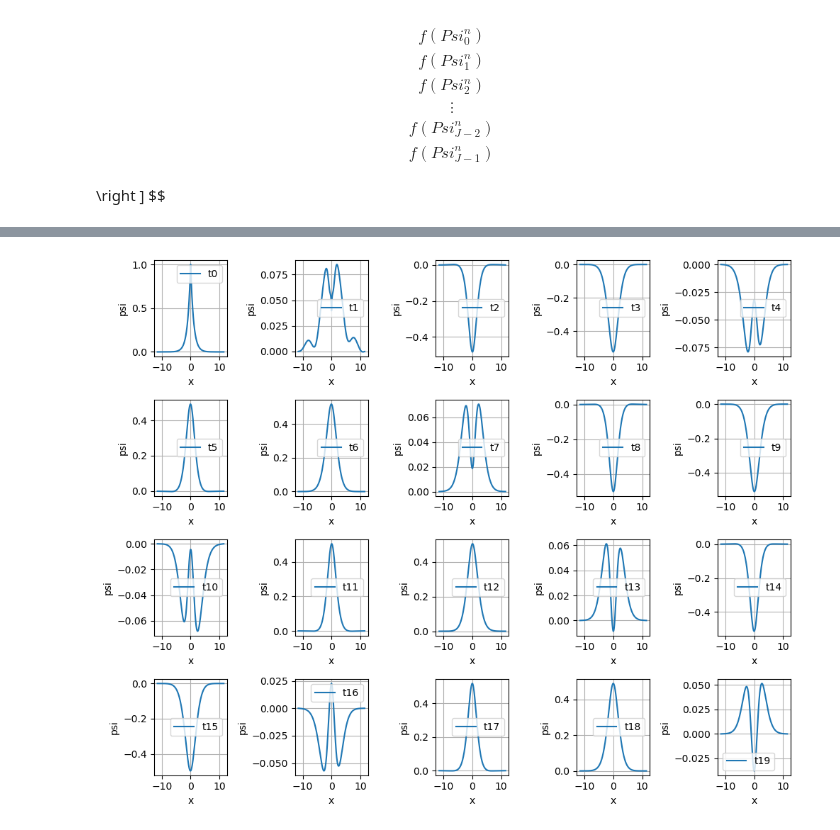
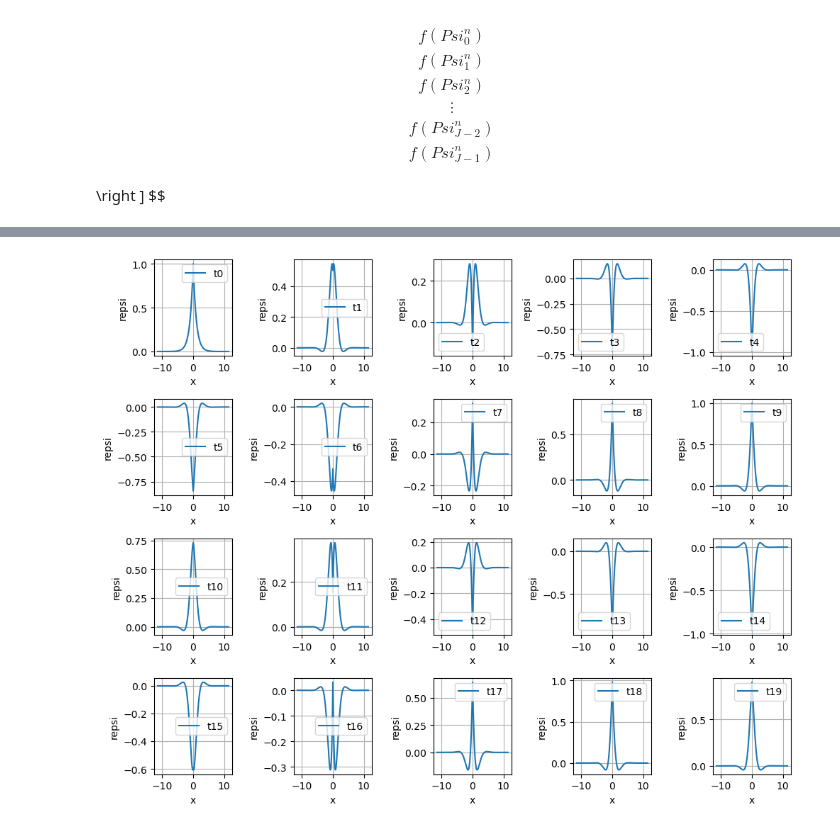
Before and after one commit to Volalex2000/HHG, a Jupyter notebook: Numerical resoluton of TDSE.ipynb, the cells around one changed output, grey strips where cells are left out. Cells and saved outputs as stored; diff of their text form; code cells hidden in the pictures.

```diff
--- a/Numerical resoluton of TDSE.ipynb
+++ b/Numerical resoluton of TDSE.ipynb
@@ -178,16 +178,20 @@ class CrankNicolson:
 
         psi = psi_init
         for k in range(self.n_t):
+            t1 = process_time()
             t = self.t_min + k*self.delta_t
             self.psi_matrix[k,:] = psi
             fpsi = self.f(psi,t)
             if k==0: fpsi_old = fpsi
             psi = la.solve(A, B.dot(psi) - 1j* self.delta_t * (1.5 * fpsi - 0.5 * fpsi_old))
+
+            # Normalizing the wave function
+            norm = np.sqrt(np.sum(np.abs(psi)**2) * self.delta_x)
+            psi = psi / norm
+
             fpsi_old = fpsi
-
-        #normalisation
-        norms = np.sqrt(self.delta_x * np.sum(np.abs(self.psi_matrix)**2, axis=1))
-        self.psi_matrix_normalized  = self.psi_matrix / norms[:, np.newaxis]
+            t2 = process_time()
+            print("Time for step ",k," : ",t2-t1)
 
 
 
@@ -208,7 +212,7 @@ def Field_test(t):
 #Def du potentiel
 atom = Hydrogen()
 def Potentiel_test(x):
-    return atom.soft_core_potential(x)
+    return atom.potential(x)
 
 
 # Those will not change
@@ -222,7 +226,7 @@ X = crank.x_pts
 def f(u,t):
     return Potentiel_test(X)*u - X*u*Field_test(t)
 crank.set_parameter(f)
-psi_init = atom.soft_core_ground_state_wavefunction(X)
+psi_init = atom.ground_state_wavefunction(X)
 # %%
 t1 = process_time()
 crank.solve(psi_init)
@@ -233,21 +253,21 @@ TypeError: sc_potential() missing 1 required positional argument: 'q'
 # %%
 # Créer une figure avec une disposition de 2 lignes et 2 colonnes
 fig, axs = plt.subplots(4, 5, figsize=(10, 8))
 
 # Liste des temps et des indices correspondants
 times = np.arange(0,99, 5)
 labels = ['t{}'.format(k) for k in range(20)]
 
 # Parcourir chaque sous-graphe
 for ax, t, label in zip(axs.flat, times, labels):
-    ax.plot(X, crank.psi_matrix_normalized[t, :], label=label)
+    ax.plot(X, crank.psi_matrix[t,:], label=label)
     ax.set_xlabel('x')
-    ax.set_ylabel('psi')
+    ax.set_ylabel('repsi')
     ax.grid()
     ax.legend()
 
 # Ajuster la disposition
 plt.tight_layout()
 plt.show()
 # %% [output]
-[figure, old version]
+[figure, new version]
```
Also changed, not shown: parts of 2 cells of this notebook.
